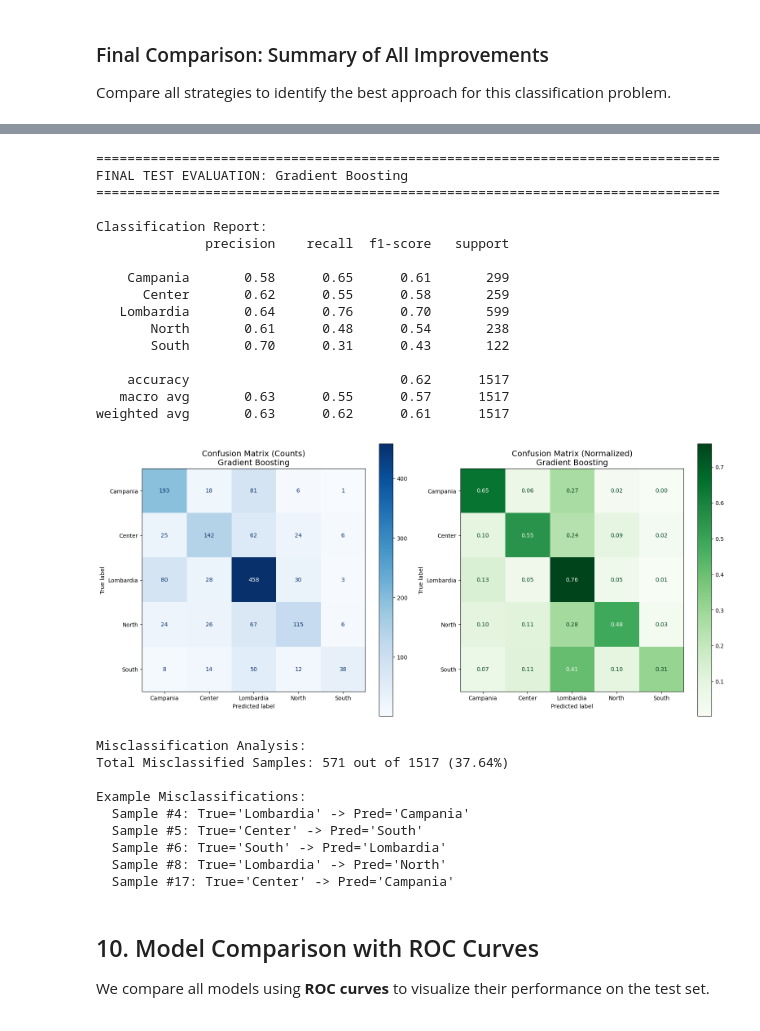
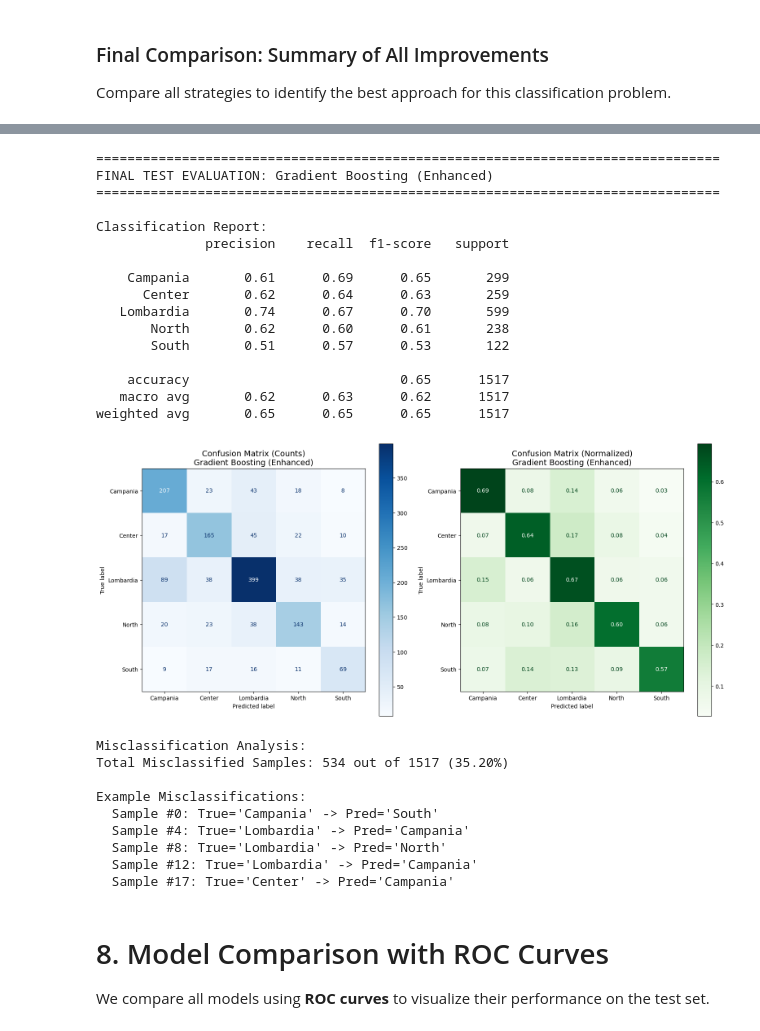
Before and after one commit to DGabri/data_mining_unipi, a Jupyter notebook: task_3/classification.ipynb, the cells around one changed output, grey strips where cells are left out. Saved outputs shown, nothing was run; the diff lists cells and outputs as text; code cells hidden in the pictures.

```diff
--- a/task_3/classification.ipynb
+++ b/task_3/classification.ipynb
@@ -678,6 +705,8 @@ X_train_enh_scaled = scaler_enh.fit_transform(X_train_enh)
 X_test_enh_scaled = scaler_enh.transform(X_test_enh)
 
 # Apply SMOTE balancing
+from imblearn.over_sampling import SMOTE
+smote = SMOTE(random_state=42)
 X_train_enh_balanced, y_train_enh_balanced = smote.fit_resample(X_train_enh_scaled, y_train_enh)
 
 # Train Gradient Boosting with enhanced features
@@ -1429,79 +1415,87 @@ print("=" * 80)
 print(f"FINAL TEST EVALUATION: {best_model_name}")
 print("=" * 80)
 
+# Determine which dataset to use based on the best model
+if "Enhanced" in best_model_name:
+    X_test_final = X_test_enh_scaled
+    y_test_final = y_test_enh
+else:
+    X_test_final = X_test_5_scaled
+    y_test_final = y_test_5
+
 # 1. Predict on Test Set
 # ---------------------------------------
-y_pred_final = best_model.predict(X_test_5_scaled)
+y_pred_final = best_model.predict(X_test_final)
 
 # 2. Classification Report
 # ---------------------------------------
 print("\nClassification Report:")
-print(classification_report(y_test_5, y_pred_final, target_names=le_5.classes_))
+print(classification_report(y_test_final, y_pred_final, target_names=le_5.classes_))
 
 # 3. Confusion Matrix
 # ---------------------------------------
 fig, axes = plt.subplots(1, 2, figsize=(16, 7))
 
 # Raw Counts
-cm = confusion_matrix(y_test_5, y_pred_final)
+cm = confusion_matrix(y_test_final, y_pred_final)
 disp = ConfusionMatrixDisplay(confusion_matrix=cm, display_labels=le_5.classes_)
 disp.plot(cmap='Blues', ax=axes[0], values_format='d')
 axes[0].set_title(f'Confusion Matrix (Counts)\n{best_model_name}', fontsize=14)
 
 # Normalized
-cm_norm = confusion_matrix(y_test_5, y_pred_final, normalize='true')
+cm_norm = confusion_matrix(y_test_final, y_pred_final, normalize='true')
 disp_norm = ConfusionMatrixDisplay(confusion_matrix=cm_norm, display_labels=le_5.classes_)
 disp_norm.plot(cmap='Greens', ax=axes[1], values_format='.2f')
 axes[1].set_title(f'Confusion Matrix (Normalized)\n{best_model_name}', fontsize=14)
 
 plt.tight_layout()
 plt.show()
 
 # 4. Misclassification Analysis
 # ---------------------------------------
 print("\nMisclassification Analysis:")
 # Find where True != Pred
-misclassified_mask = y_test_5 != y_pred_final
+misclassified_mask = y_test_final != y_pred_final
 misclassified_indices = np.where(misclassified_mask)[0]
 
-print(f"Total Misclassified Samples: {len(misclassified_indices)} out of {len(y_test_5)} ({len(misclassified_indices)/len(y_test_5)*100:.2f}%)")
+print(f"Total Misclassified Samples: {len(misclassified_indices)} out of {len(y_test_final)} ({len(misclassified_indices)/len(y_test_final)*100:.2f}%)")
 
 # Show a few examples
 if len(misclassified_indices) > 0:
     print("\nExample Misclassifications:")
     for i in misclassified_indices[:5]:
-        true_idx = y_test_5.iloc[i] if hasattr(y_test_5, 'iloc') else y_test_5[i]
+        true_idx = y_test_final.iloc[i] if hasattr(y_test_final, 'iloc') else y_test_final[i]
         pred_idx = y_pred_final[i]
         print(f"  Sample #{i}: True='{le_5.classes_[true_idx]}' -> Pred='{le_5.classes_[pred_idx]}'")
 # %% [output]
 ================================================================================
-FINAL TEST EVALUATION: Gradient Boosting
+FINAL TEST EVALUATION: Gradient Boosting (Enhanced)
 ================================================================================
 
 Classification Report:
               precision    recall  f1-score   support
 
-    Campania       0.58      0.65      0.61       299
-      Center       0.62      0.55      0.58       259
-   Lombardia       0.64      0.76      0.70       599
-       North       0.61      0.48      0.54       238
-       South       0.70      0.31      0.43       122
+    Campania       0.61      0.69      0.65       299
+      Center       0.62      0.64      0.63       259
+   Lombardia       0.74      0.67      0.70       599
+       North       0.62      0.60      0.61       238
+       South       0.51      0.57      0.53       122
 
-    accuracy                           0.62      1517
-   macro avg       0.63      0.55      0.57      1517
-weighted avg       0.63      0.62      0.61      1517
+    accuracy                           0.65      1517
+   macro avg       0.62      0.63      0.62      1517
+weighted avg       0.65      0.65      0.65      1517
-[figure, old version]
+[figure, new version]
 Misclassification Analysis:
-Total Misclassified Samples: 571 out of 1517 (37.64%)
+Total Misclassified Samples: 534 out of 1517 (35.20%)
 
 Example Misclassifications:
+  Sample #0: True='Campania' -> Pred='South'
   Sample #4: True='Lombardia' -> Pred='Campania'
-  Sample #5: True='Center' -> Pred='South'
-  Sample #6: True='South' -> Pred='Lombardia'
   Sample #8: True='Lombardia' -> Pred='North'
+  Sample #12: True='Lombardia' -> Pred='Campania'
   Sample #17: True='Center' -> Pred='Campania'
 # %% [markdown]
-## 10. Model Comparison with ROC Curves
+# 8. Model Comparison with ROC Curves
 
 We compare all models using **ROC curves** to visualize their performance on the test set.
 # %% [markdown]
```
Also changed, not shown: parts of 26 cells of this notebook.
